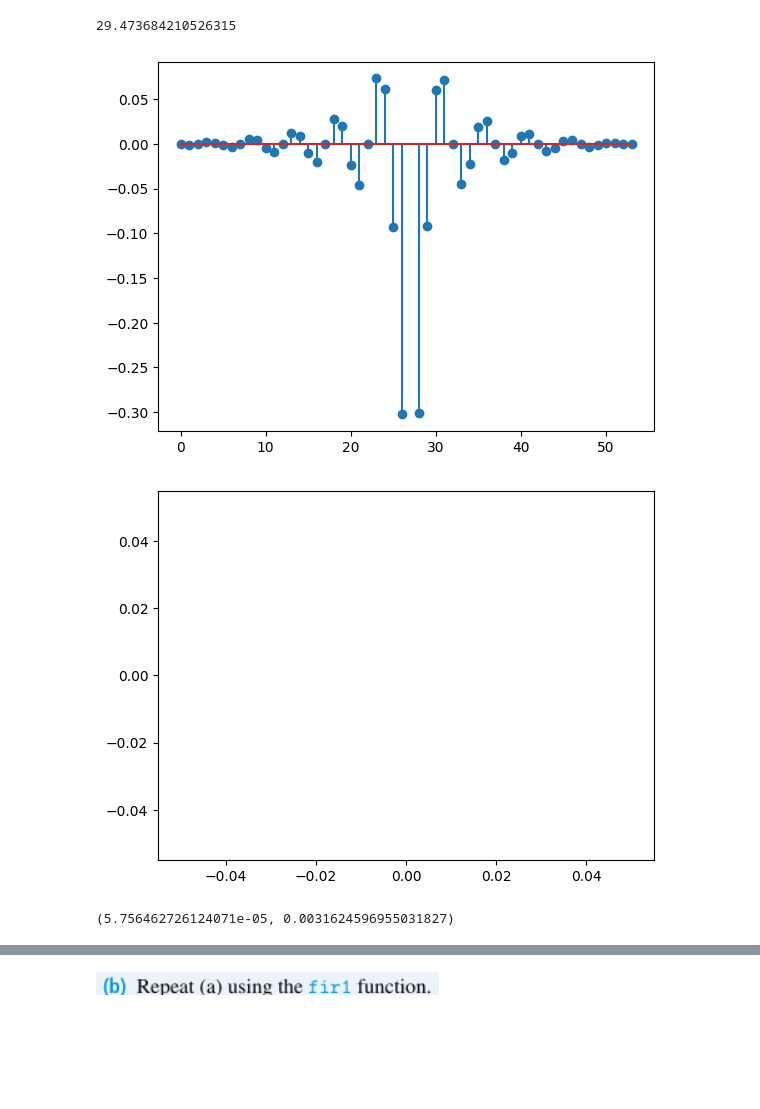
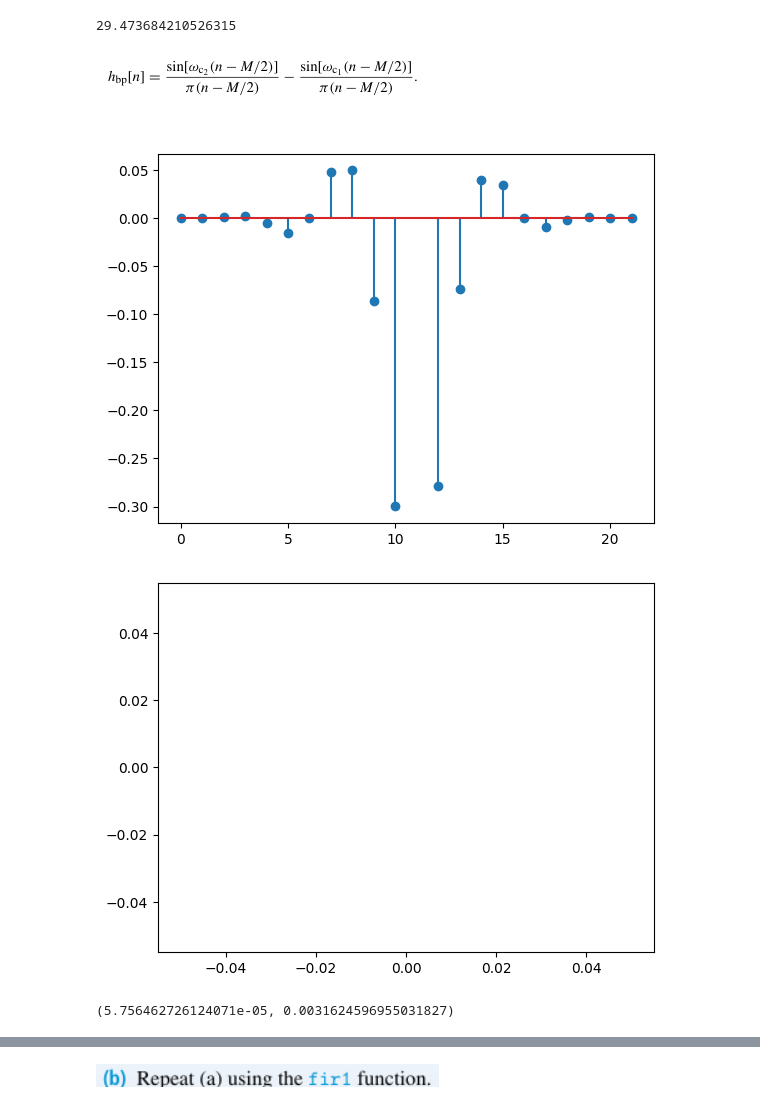
Before and after one commit to Teun0n/DTSP_notes, a Jupyter notebook: kap10.ipynb, the cells around one changed output, grey strips where cells are left out. Cells and saved outputs as stored; diff of their text form; code cells hidden in the pictures; blank space fills up the shorter version.

```diff
--- a/kap10.ipynb
+++ b/kap10.ipynb
@@ -267,36 +269,38 @@ ValueError: The truth value of an array with more than one element is ambiguous.
 (50-8)/(2.85*0.5)
 # %% [output]
 29.473684210526315
+# %% [markdown]
+![image.png](attachment:image.png)
 # %%
 wp=0.5*np.pi
 ws=0.3*np.pi
 dw=ws-wp
 As=50
 Ap=0.001
 dp=(10**((1/20)*Ap)-1)/(1+10**((1/20)*Ap))
 ds=(1+dp)/(10**((1/20)*As))
 d=min(dp,ds)
 A=-20*np.log10(d)
 wc=(ws+wp)/2
-L=55
-M=54
+L=23
+M=22
 n=np.arange(0,M)
 beta=0.5842*(50-21)**(0.4)+0.07886*(50-21)
 hd=(np.sin(np.pi*(n-(M/2))))/(np.pi*(n-(M/2)))-(np.sin(wc*(n-(M/2))))/(np.pi*(n-(M/2)))
-h=hd*signal.windows.kaiser(M,beta)
+h=hd*signal.windows.blackman(M)
 plt.stem(h)
 plt.show()
 def blackH(omega,imp_res):
     sum=0
     for i in range(0,len(imp_res)):
         sum+=h[i]*np.exp(-1j*omega*i)
     return sum
 o=np.linspace(0,np.pi,1000)
 plt.plot(o/np.pi,20*np.log10(abs(blackH(o,h))))
 plt.show()
 dp,ds
 # %% [output]
-[figure, old version]
+[figure, new version]
 [figure]
 (5.756462726124071e-05, 0.0031624596955031827)
 # %% [markdown]
```
Also changed, not shown: parts of 1 cell of this notebook, 1 other file.
